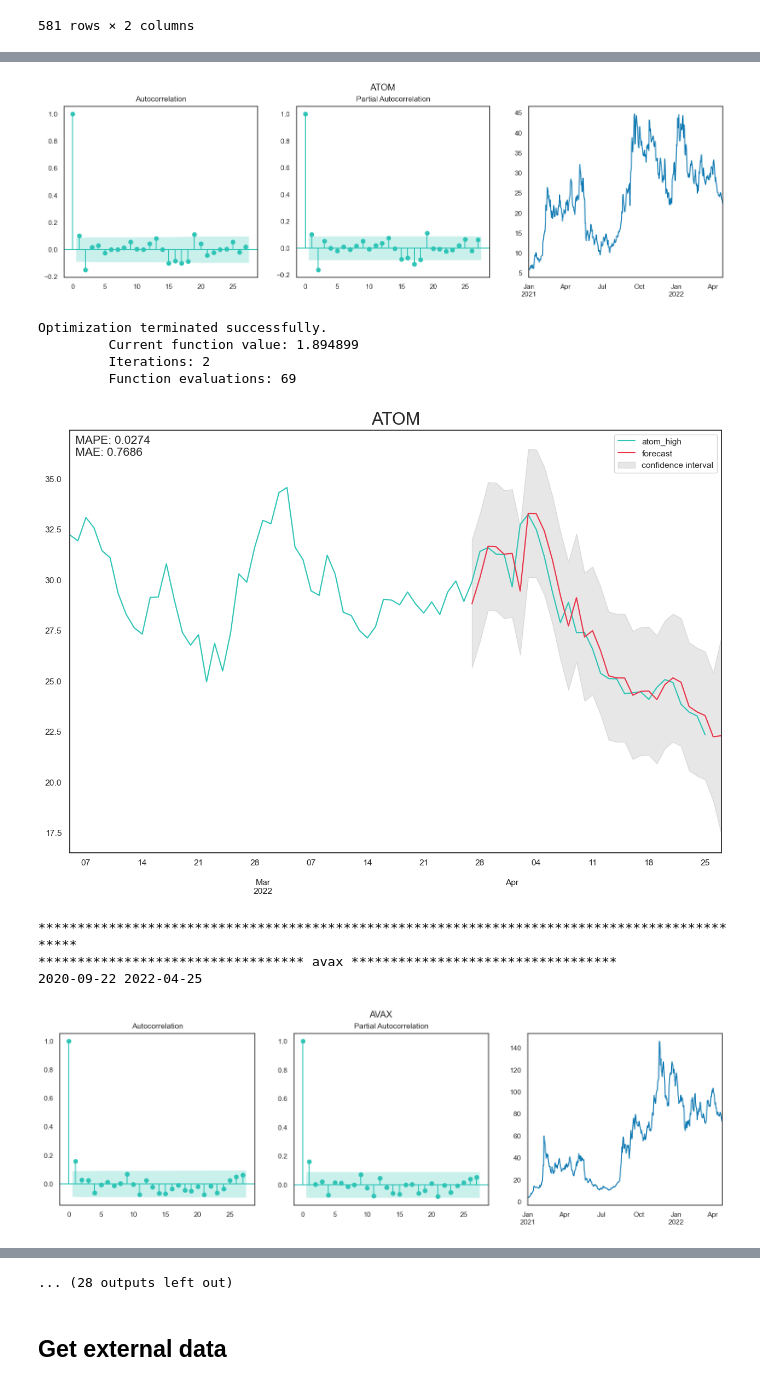
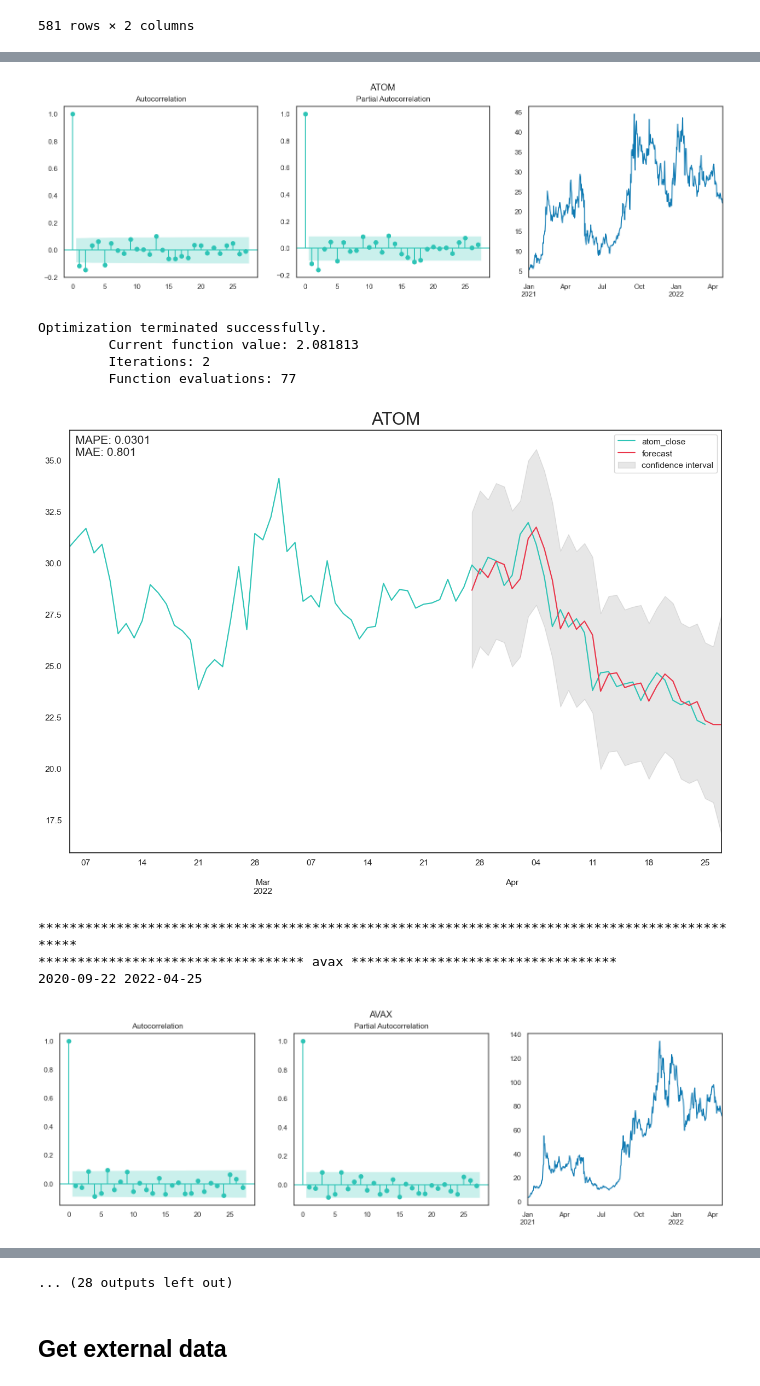
Before and after one commit to LucasNeves27/bc4, a Jupyter notebook: wip/f/BC4_Apex_TS.ipynb, the cells around one changed output, grey strips where cells are left out. Drawn from its saved outputs; the diff is of its cells as text; code cells hidden in the pictures.

```diff
--- a/wip/f/BC4_Apex_TS.ipynb
+++ b/wip/f/BC4_Apex_TS.ipynb
@@ -163,8 +163,8 @@ df_sol   = assemble_coin_df('SOL-USD')
 ## There are two days with prices, then a long period without.
 ## Remove these two days.
 
-#df_avax.loc[df_avax['Date']=='2020-07-13',['adj_close', 'close', 'high', 'low', 'open', 'volume']] = np.nan
-#df_avax.loc[df_avax['Date']=='2020-07-14',['adj_close', 'close', 'high', 'low', 'open', 'volume']] = np.nan
+df_avax.loc[df_avax['Date']=='2020-07-13',['adj_close', 'close', 'high', 'low', 'open', 'volume']] = np.nan
+df_avax.loc[df_avax['Date']=='2020-07-14',['adj_close', 'close', 'high', 'low', 'open', 'volume']] = np.nan
 #df_avax.loc[df_avax['Date']>='2020-07-13',['adj_close', 'close', 'high', 'low', 'open', 'volume']]
 # %%
 df_avax.columns
@@ -332,7 +332,7 @@ endog
 # %%
 for df_i in range(len(df_coins_list)):
 
-    hi = df_coins_suff[df_i] + "_high"
+    hi = df_coins_suff[df_i] + "_close"
     endog_       = (df_coins_list[df_i]).loc[:,['Date',hi]].dropna()
     endog_['Date'] = pd.to_datetime(endog_['Date'])
 
@@ -373,7 +373,7 @@ for df_i in range(len(df_coins_list)):
 for df_i in range(len(df_coins_list)):
     print('*********************************************************************************************')
     print('**********************************', df_coins_suff[df_i], '**********************************')
-    hi = df_coins_suff[df_i] + "_high"
+    hi = df_coins_suff[df_i] + "_close"
     endog_       = (df_coins_list[df_i]).loc[:,['Date',hi]].dropna()
     endog_['Date'] = pd.to_datetime(endog_['Date'])
 
@@ -407,12 +407,12 @@ for df_i in range(len(df_coins_list)):
 
 
 
-    mod = sm.tsa.SARIMAX(endog_.iloc[:450], order=(0, 1, 1), trend='c', enforce_stationarity=True, enforce_invertibility=True) #, seasonal_order=(0,0,0,0))
+    mod = sm.tsa.SARIMAX(endog_.iloc[:450], order=(1, 0, 0), trend='c', enforce_stationarity=True, enforce_invertibility=True) #, seasonal_order=(0,0,0,0))
     res_subset = mod.fit(method="powell", cov_type="robust")
     #print(res_subset.summary())
 
 
-    mod_full = sm.tsa.SARIMAX(endog_, order=(0, 1, 1), trend='c', enforce_stationarity=True, enforce_invertibility=True) #, seasonal_order=(0,0,0,0))
+    mod_full = sm.tsa.SARIMAX(endog_, order=(1, 0, 0), trend='c', enforce_stationarity=True, enforce_invertibility=True) #, seasonal_order=(0,0,0,0))
     res_full = mod_full.filter(res_subset.params)
 
     pred = res_full.get_prediction(start=450, end=481, dynamic=False)
@@ -420,6 +420,9 @@ for df_i in range(len(df_coins_list)):
 
     endog_['forecast']= pred.predicted_mean
     forecasted_endog = pd.concat([endog_,pd.DataFrame(pred.predicted_mean).rename(columns={'predicted_mean':'forecast'}).iloc[-2:,:]])
+
+
+    save_fig(str.upper(df_coins_suff[df_i])+'_ACF_PACF', fig)
 
     plt.show()
 
@@ -441,7 +444,7 @@ for df_i in range(len(df_coins_list)):
 
     plt.title(str.upper(df_coins_suff[df_i]), fontsize=18)
     plt.legend()
-
+    save_fig(str.upper(df_coins_suff[df_i])+'_TS', fig)
     plt.show()
 # %% [output]
 *********************************************************************************************
@@ -456,14 +459,14 @@ Optimization terminated successfully.
 *********************************************************************************************
 ********************************** atom **********************************
 2019-03-14 2022-04-25
-[figure, old version]
+[figure, new version]
 Optimization terminated successfully.
-         Current function value: 1.894899
+         Current function value: 2.081813
          Iterations: 2
-         Function evaluations: 69
+         Function evaluations: 77
-[figure, old version]
+[figure, new version]
 *********************************************************************************************
 ********************************** avax **********************************
 2020-09-22 2022-04-25
-[figure, old version]
+[figure, new version]
 Optimization terminated successfully.
```
Also changed, not shown: parts of 7 cells of this notebook.
